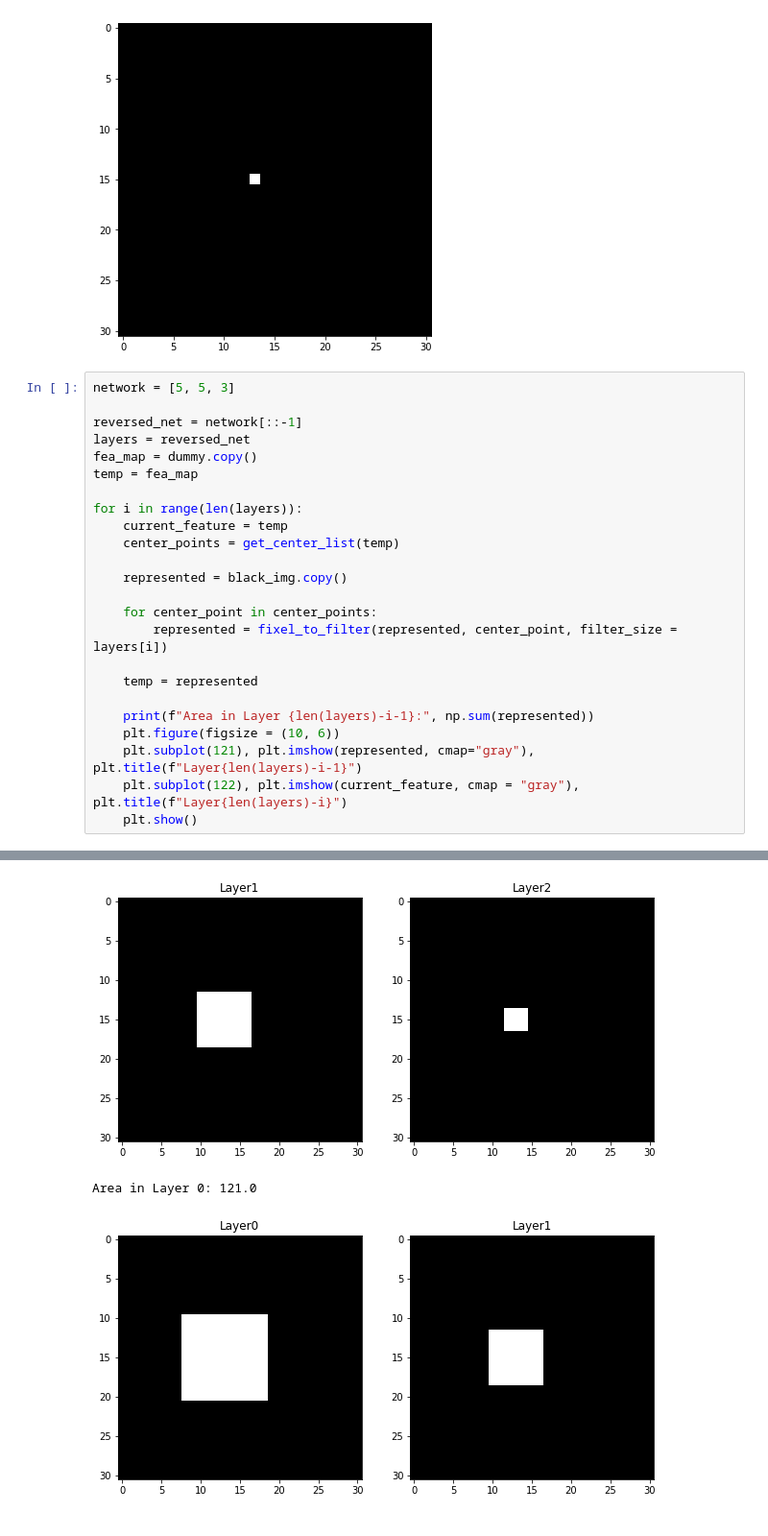
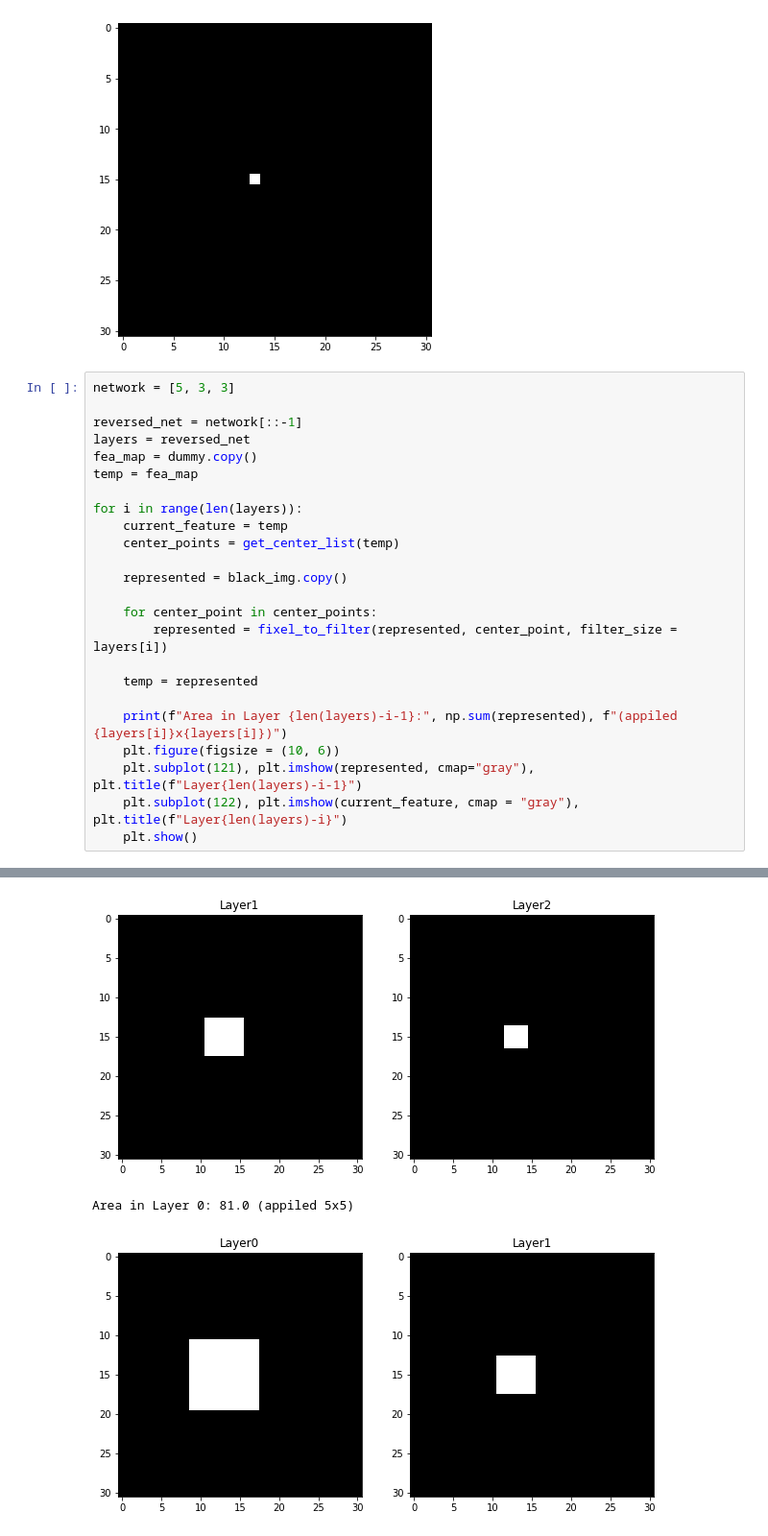
Before and after one commit to tranleanh/cnn-analysis, a Jupyter notebook: feature_pixel_to_input.ipynb, the cells around one changed output, grey strips where cells are left out. Shown at 96% size. Cells and saved outputs as stored; diff of their text form.

```diff
--- a/feature_pixel_to_input.ipynb
+++ b/feature_pixel_to_input.ipynb
@@ -115,7 +116,7 @@ plt.show()
 # %% [output]
 [figure]
 # %%
-network = [5, 5, 3]
+network = [5, 3, 3]
 
 reversed_net = network[::-1]
 layers = reversed_net
@@ -133,7 +134,7 @@ for i in range(len(layers)):
 
     temp = represented
 
-    print(f"Area in Layer {len(layers)-i-1}:", np.sum(represented))
+    print(f"Area in Layer {len(layers)-i-1}:", np.sum(represented), f"(appiled {layers[i]}x{layers[i]})")
     plt.figure(figsize = (10, 6))
     plt.subplot(121), plt.imshow(represented, cmap="gray"), plt.title(f"Layer{len(layers)-i-1}")
     plt.subplot(122), plt.imshow(current_feature, cmap = "gray"), plt.title(f"Layer{len(layers)-i}")
@@ -145,3 +146,3 @@ Area in Layer 1: 49.0
-[figure, old version]
+[figure, new version]
-Area in Layer 0: 121.0
+Area in Layer 0: 81.0 (appiled 5x5)
-[figure, old version]
+[figure, new version]
```
Also changed, not shown: parts of 15 cells of this notebook.
